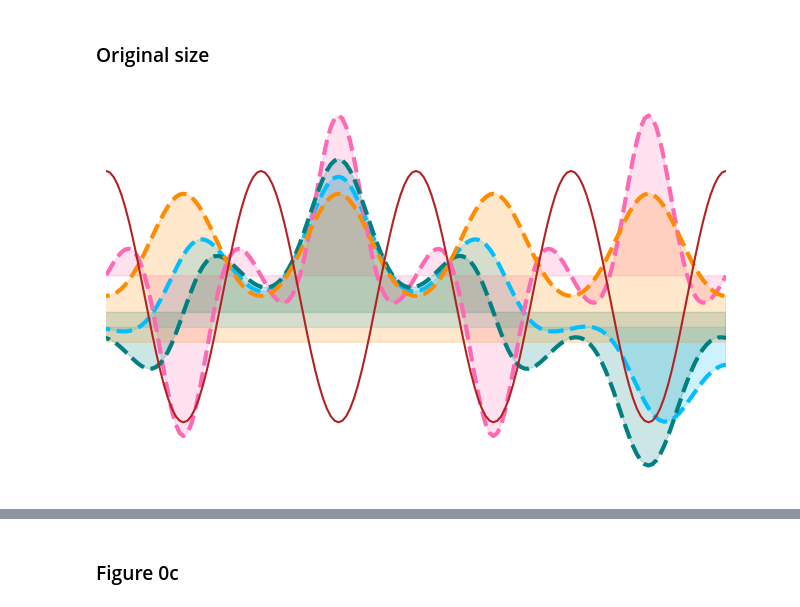
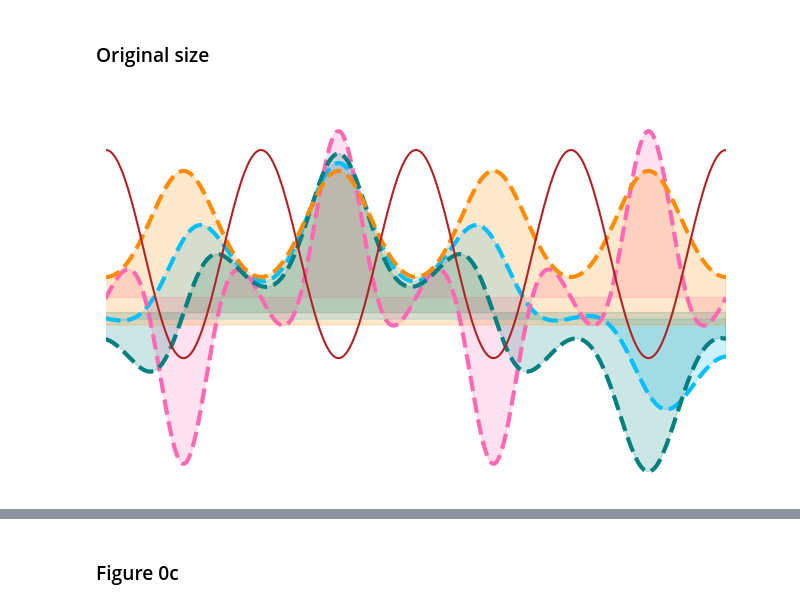
Before and after one commit to htwei17/HubbardTweezer, a Jupyter notebook: HubbardTweezer/src/fig0.ipynb, the cells around one changed output, grey strips where cells are left out. Cells and saved outputs as stored; diff of their text form; code cells hidden in the pictures.

```diff
--- a/HubbardTweezer/src/fig0.ipynb
+++ b/HubbardTweezer/src/fig0.ipynb
@@ -3,54 +3,60 @@
 # %%
 from matplotlib.figure import figaspect
 import matplotlib.pyplot as plt
 import numpy as np
 from scipy.integrate import trapz
 from tools.fix_phase import fix_phase
 
-nx = 201
-nq = 101
-wavelength = np.pi
-a = wavelength / 2
-x = np.linspace(-2.5 * a, 2.5 * a, nx)
-lmax = 100
+
+nq = 501  # number of qx points
+nx = 1001  # number of x points
+lmax = 20
+Ei = []
+u = []
+psi = np.zeros((nx, nq), dtype=complex)
+
+k_light = 1  # wavevector of the light beam creating the lattice
+wavelength = 2 * np.pi / k_light
+a_lattice = wavelength / 2  # period of the lattice
+
 l = np.arange(-lmax, lmax + 1)
-V0 = 5
-kl = 2 * np.pi / wavelength
-qx = np.linspace(-1, 1, nq)  # This is qx/k_lattice
-u = np.zeros((*x.shape, *qx.shape), dtype="complex128")
-psi = np.zeros((*x.shape, *qx.shape), dtype="complex128")
-E = np.zeros(qx.shape)
+V0 = 5  # V0/E_recoil
+V0 *= k_light**2  # "true" V0
+x = np.linspace(-a_lattice * 2.5, a_lattice * 2.5, nx)
+dx = x[1] - x[0]
+qx = np.linspace(-k_light, k_light, nq, endpoint=False)
 
-for qi in range(len(qx)):
+for qi in range(nq):
     q = qx[qi]
-    Hmat = np.diag([(q + 2 * k) ** 2 for k in l])
+    Hmat = np.diag([(q + 2 * k * k_light) ** 2 for k in l])
     Hmat -= (
         V0 / 4 * (np.diag(np.ones(len(l) - 1), 1) + np.diag(np.ones(len(l) - 1), -1))
     )
     evals, evecs = np.linalg.eigh(Hmat)
-    idx = evals.argsort()
-    evals = evals[idx]
-    evecs = evecs[:, idx]
+    Ei.append(evals)
+    u.append(evecs[:, 0])
+    psi[:, qi] = (
+        evecs[:, 0]
+        @ np.exp(1j * np.outer(2 * k_light * l, x))
+        * np.exp(-1j * q * k_light * x)
+    )
+Ei = np.array(Ei)
+u = np.array(u)
 
-    coefs = evecs[:, 0][None]
-    E[qi] = evals[0]
-    u[:, qi] = (
-        coefs / np.sqrt(2 * np.pi) @ np.exp(1j * np.outer(2 * kl * l, x))
-    )  # exp(2ik_l x)
-    psi[:, qi] = u[:, qi] * np.exp(-1j * qx[qi] * kl * x)
 
 fig, ax = plt.subplots(figsize=(8, 5))
 color = ["hotpink", "teal", "darkorange", "deepskyblue"]
-qilist = [0, 25, 50, 67]
+qilist = [0, 125, 250, 333]
 for i in range(-1, 3):
     qi = qilist[i]
-    plt.plot(x, np.real(psi[:, qi]) + E[qi], lw=3, ls="--", color=color[i])
-    plt.fill_between(x, E[qi], np.real(psi[:, qi]) + E[qi], color=color[i], alpha=0.2)
-plt.plot(x, (np.sin(kl * x) ** 2 - 1), color="firebrick")
+    plt.plot(x, np.real(psi[:, qi]) + Ei[qi][0], lw=3, ls="--", color=color[i])
+    plt.fill_between(x, Ei[qi][0], np.real(psi[:, qi]) + Ei[qi][0], color=color[i], alpha=0.2)
+plt.plot(x, 2 * np.sin(k_light * x) ** 2 - 1, color="firebrick")
 
 plt.axis("off")
-plt.xlim(-1.5 * a, 2.5 * a)
+plt.xlim(-1.5 * a_lattice, 2.5 * a_lattice)
+plt.ylim(-2.2, 1.5)
 plt.savefig("fig0a.svg", transparent=True, bbox_inches="tight")
 # %% [output]
-[figure, old version]
+[figure, new version]
 # %%
```
Also changed, not shown: parts of 1 cell of this notebook.
